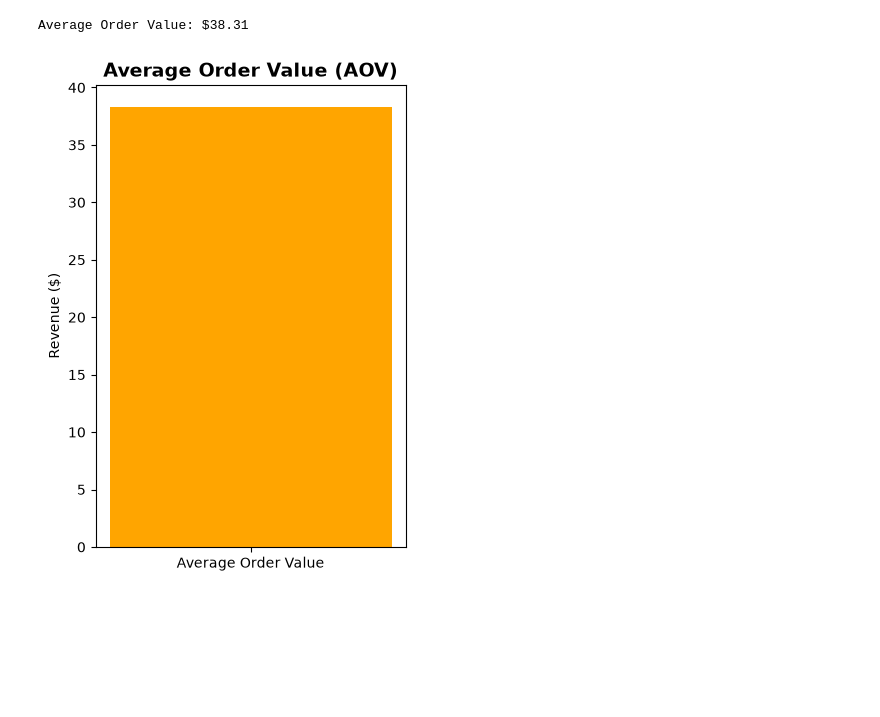
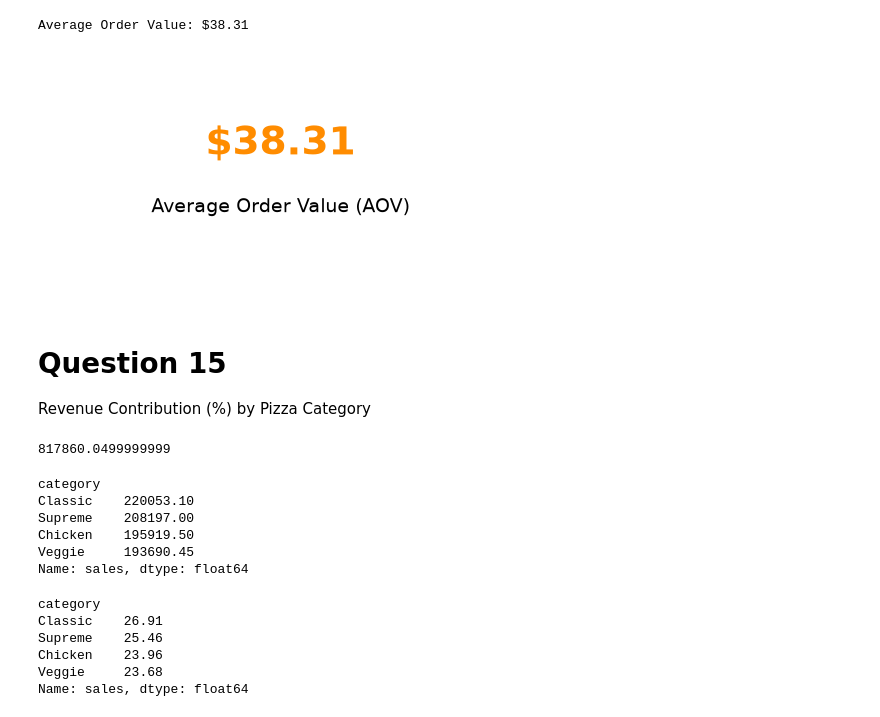
Before and after one commit to Heartylola/techcrush_assignment, a Jupyter notebook: Tsk3.ipynb, the cells around one changed output. Saved outputs shown, nothing was run; the diff lists cells and outputs as text; code cells hidden in the pictures; blank space fills up the shorter version.

```diff
--- a/Tsk3.ipynb
+++ b/Tsk3.ipynb
@@ -986,14 +986,67 @@ average_order_value = df["sales"].sum() / df["order_id"].nunique()
 print(f"Average Order Value: ${average_order_value:.2f}")
 # %% [output]
 Average Order Value: $38.31
-# %%
-plt.figure(figsize=(4,6))
-
-plt.bar(["Average Order Value"], [average_order_value], color="orange")
-
-plt.title("Average Order Value (AOV)", fontsize=14, fontweight="bold")
-plt.ylabel("Revenue ($)")
-
-plt.show()
-# %% [output]
-[figure, removed]
+# %%
+import matplotlib.pyplot as plt
+
+plt.figure(figsize=(6,3))
+plt.axis("off")
+
+plt.text(
+    0.5, 0.6,
+    f"${average_order_value:.2f}",
+    fontsize=28,
+    fontweight="bold",
+    ha="center",
+    color="darkorange"
+)
+
+plt.text(
+    0.5, 0.35,
+    "Average Order Value (AOV)",
+    fontsize=14,
+    ha="center"
+)
+
+plt.show()
+# %% [output]
+[figure, added]
+# %% [markdown]
+# Question 15
+
+
+Revenue Contribution (%) by Pizza Category
+# %%
+total_revenue = df["sales"].sum()
+
+print(total_revenue)
+# %% [output]
+817860.0499999999
+# %%
+category_sales = (                     # this line of code groups the DataFrame df by the "category" column and calculates the total sales for each pizza category. The result is a Series where the index is the pizza categories and the values are the corresponding total sales. The .sort_values(ascending=False) method sorts the Series in descending order based on the total sales, so that the category with the highest sales appears first.
+    df.groupby("category")["sales"]
+      .sum()
+      .sort_values(ascending=False)
+)
+
+category_sales
+# %% [output]
+category
+Classic    220053.10
+Supreme    208197.00
+Chicken    195919.50
+Veggie     193690.45
+Name: sales, dtype: float64
+# %%
+category_percentage = (               # this line of code calculates the percentage contribution of each pizza category to the total revenue. It divides the total sales for each category (category_sales) by the overall total revenue (total_revenue) and multiplies by 100 to convert it into a percentage. The result is a Series where the index is the pizza categories and the values are the corresponding percentage contributions to total revenue.
+    category_sales / total_revenue
+) * 100
+
+category_percentage.round(2)
+# %% [output]
+category
+Classic    26.91
+Supreme    25.46
+Chicken    23.96
+Veggie     23.68
+Name: sales, dtype: float64
```
Also changed, not shown: parts of 5 cells of this notebook.
